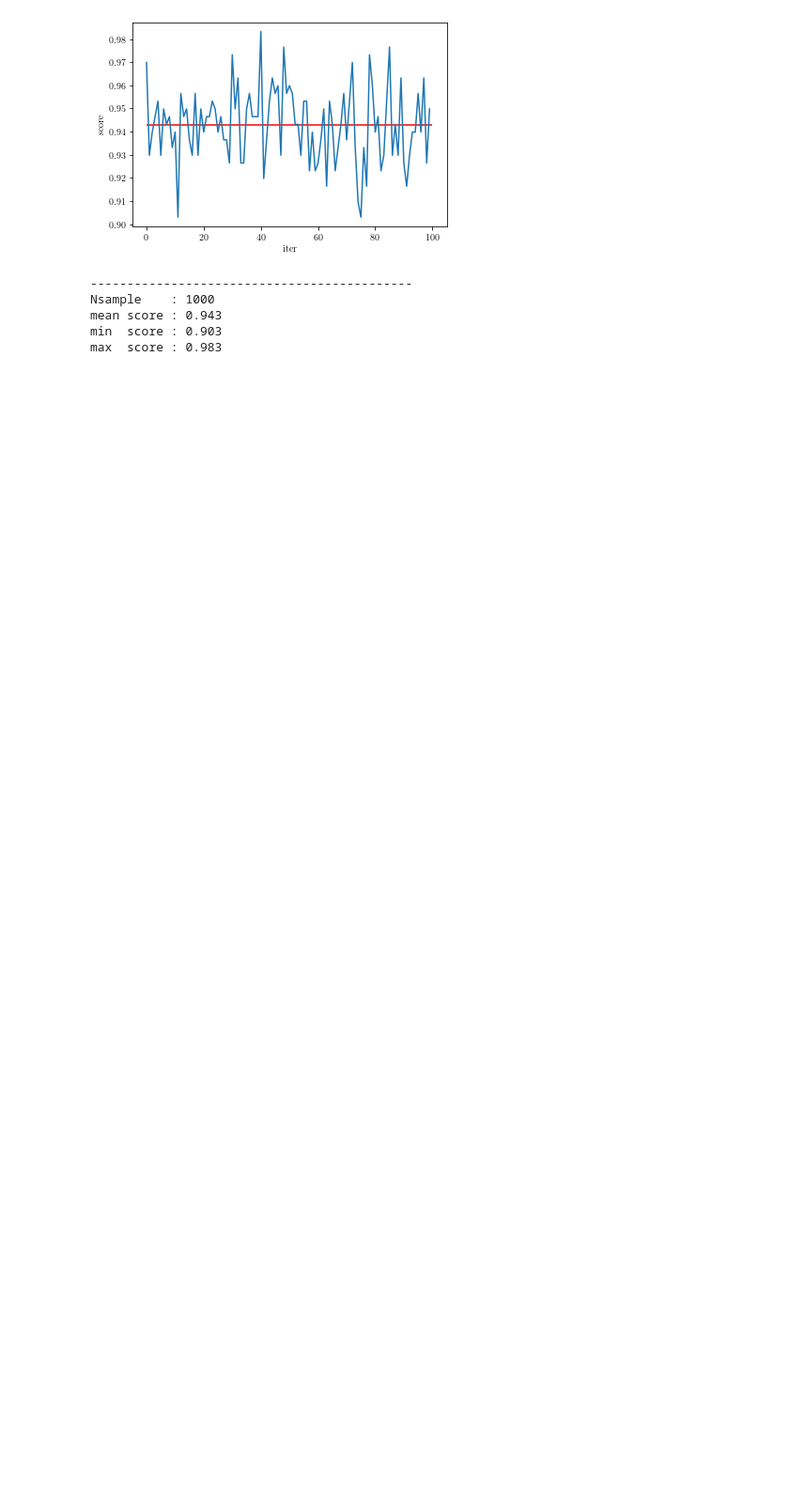
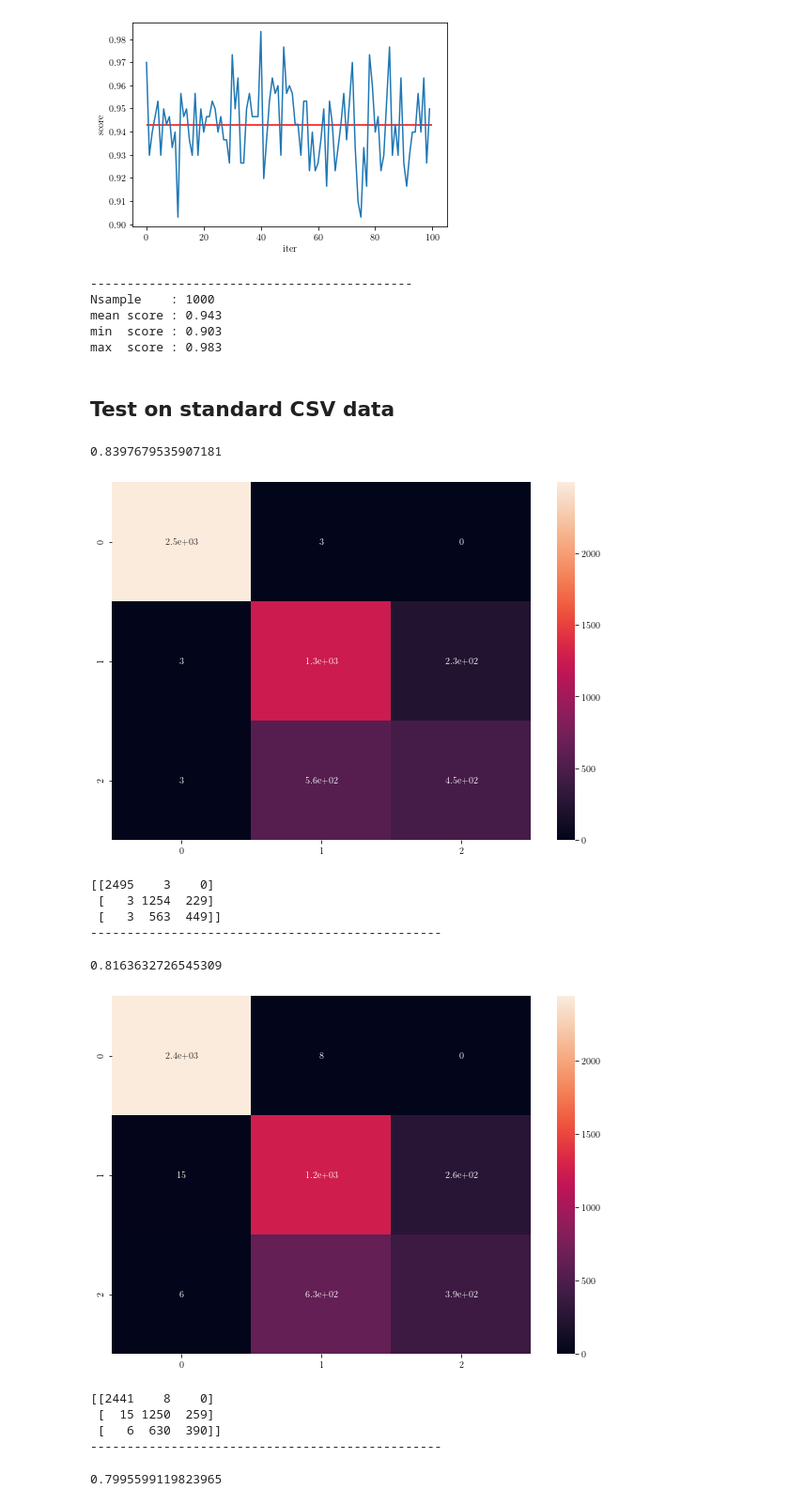
Before and after one commit to PhoenixBirdCreations/IPAM2021_ML, a Jupyter notebook: KNN/KNN.ipynb, the cells around one changed output. Shown: that part at 94% size. Saved outputs shown, nothing was run; the diff lists cells and outputs as text; code cells hidden in the pictures; blank space fills up the shorter version.

Commit message:
added confusion matrix for KNN

```diff
--- a/KNN/KNN.ipynb
+++ b/KNN/KNN.ipynb
@@ -119,7 +122,7 @@ K_step       = 8
 seed         = 1
 test_ratio   = 0.3
 #Nsamples     = [500, 1000, 2000, 4000, 8000, 16000, 32000]
-Nsamples     = [500, 1000, 2000, 4000, 8000, 16000]
+Nsamples     = [500, 1000, 2000, 4000, 8000]
 
 K_vec     = list(i for i in range(3,K_max,K_step))
 score_mtr = np.zeros((len(Nsamples), len(K_vec)))
@@ -227,3 +230,64 @@ Nsample    : 1000
 mean score : 0.943
 min  score : 0.903
 max  score : 0.983
+# %% [markdown]
+## Test on standard CSV data
+# %%
+def extractData(filename):
+    lst=[]
+    with open(filename) as csv_file:
+        csv_reader = csv.reader(csv_file, delimiter=',')
+        for row in csv_reader:
+            lst.append(row)
+    data=np.array(lst, dtype=float)
+    return data
+
+def writeResult(filename, data):
+    with open(filename, 'w') as csvfile:
+        spamwriter = csv.writer(csvfile, delimiter=',')
+        for row in data:
+            spamwriter.writerow(row)
+# %%
+#Do this for every set and version of the csv available
+for i in range(0,3):
+    data = extractData('../NN_results/NN_set1_v'+str(i)+'.csv')
+    labels = extractData('../DataFullProcess/class_v'+str(i)+'.csv') #this is mantained through sets and methods, only change when you cahnge versions
+    xtrain=data[:10000]
+    ytrain=labels[:10000]
+    xtest=data[10000:-1]
+    ytest=labels[10000:-1]
+
+    #train your algorithm here.
+    K     = 25
+    neigh = KNeighborsClassifier(n_neighbors=K)
+    neigh.fit(xtrain, ytrain)
+
+    score_i = neigh.score(xtest,ytest)
+    print(score_i)
+
+    predict = neigh.predict(xtest)
+    cm = confusion_matrix(ytest, predict)
+    plt.figure(figsize = (10,7))
+    sns.heatmap(cm, annot=True)
+    plt.show()
+    print(cm)
+    print('------------------------------------------------')
+    #then test the xtest and compute accuracy with the known labels
+    #QUESTION:
+    # Do you at least get to separate events with and without NS?
+    # (this is, can you tell accurately when events belong to class 0, or class 1/2?
+    # Or do all of them get mixed?
+# %% [output]
+0.8397679535907181
+[figure, added]
+[[2495    3    0]
+ [   3 1254  229]
+ [   3  563  449]]
+------------------------------------------------
+0.8163632726545309
+[figure, added]
+[[2441    8    0]
+ [  15 1250  259]
+ [   6  630  390]]
+------------------------------------------------
+0.7995599119823965
```
Also changed, not shown: parts of 4 cells of this notebook.
